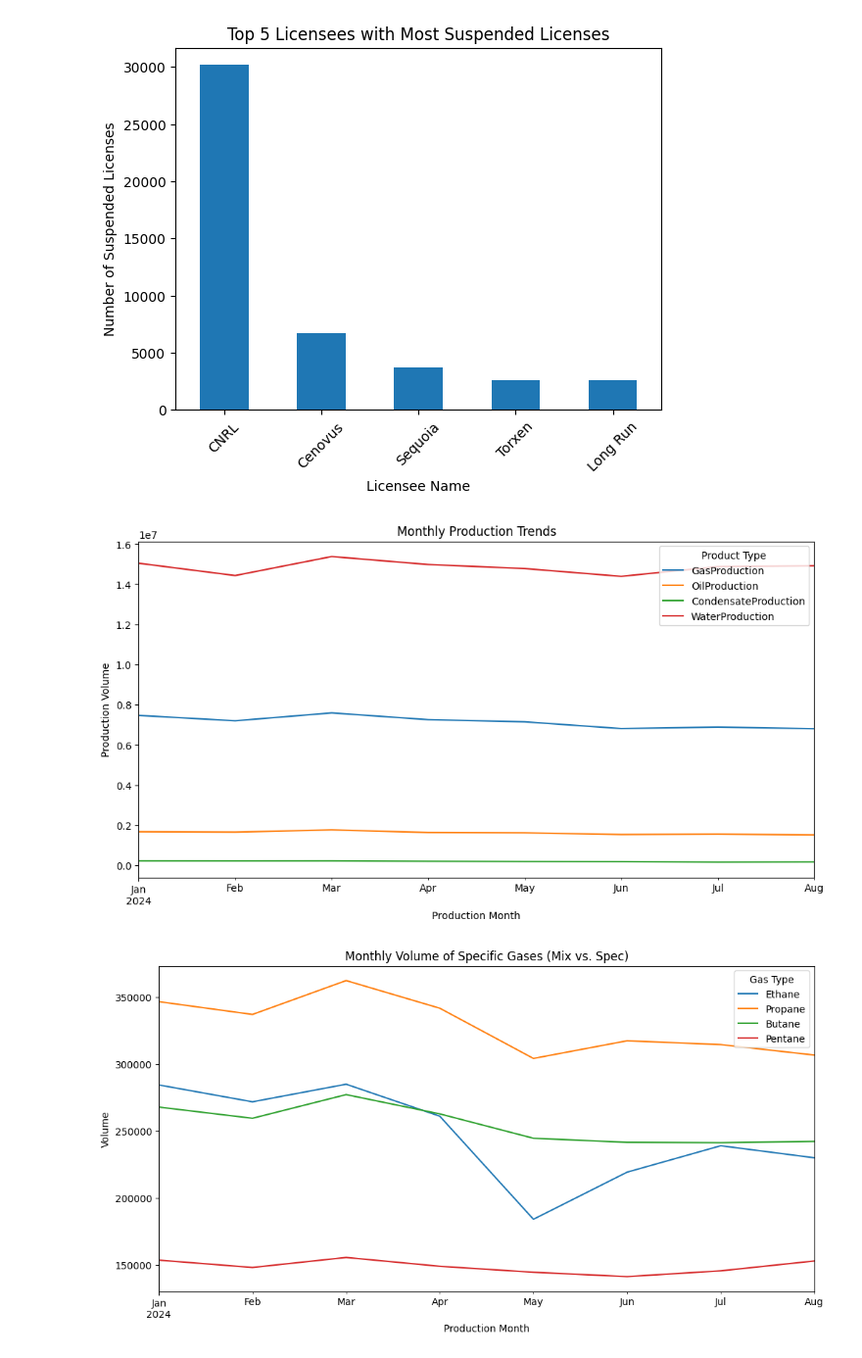
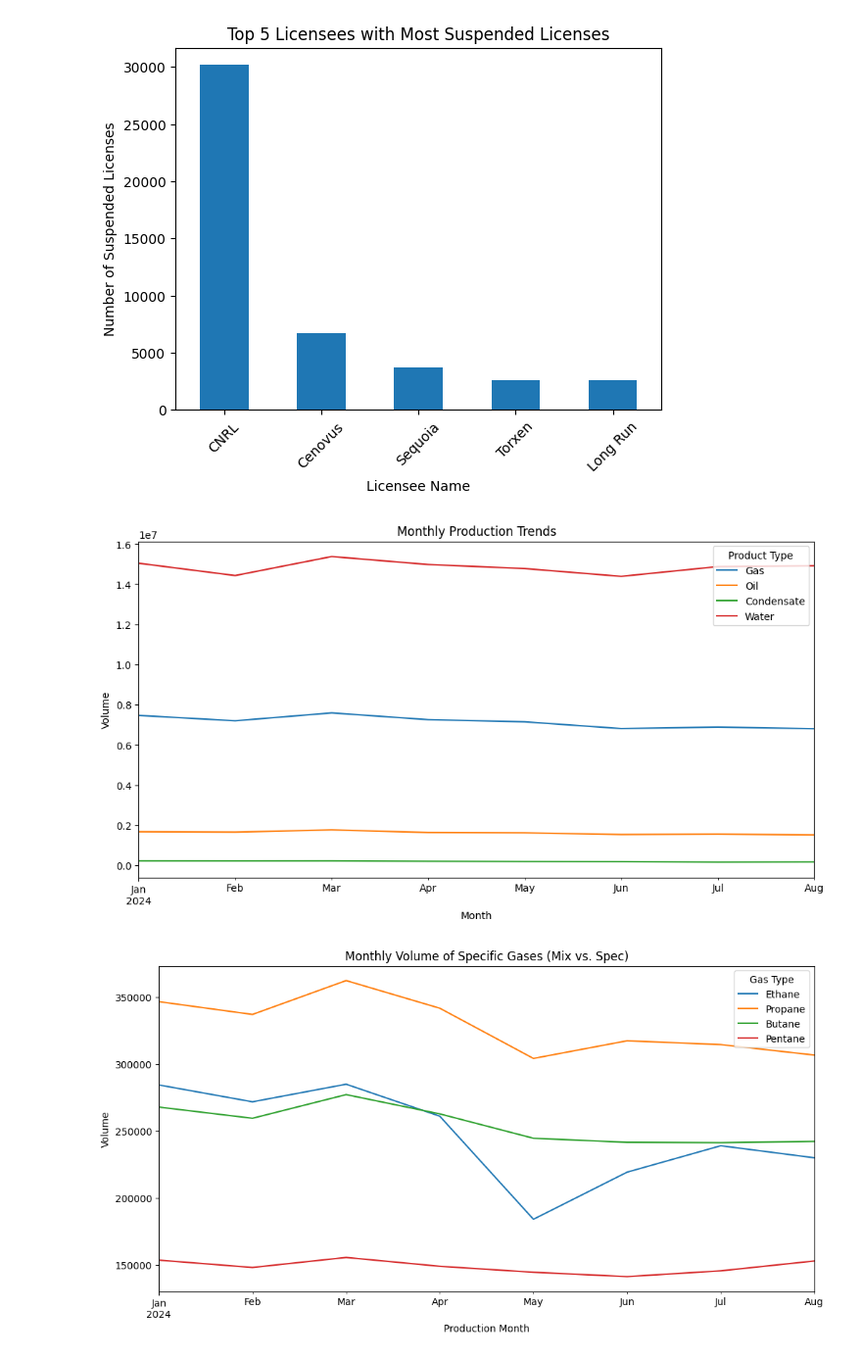
Before and after one commit to itadityaa/data-science, a Jupyter notebook: DA/oil_data_exploration/trials.ipynb, the cells around one changed output. Shown: that part at 98% size. Drawn from its saved outputs; the diff is of its cells as text; code cells hidden in the pictures.

Commit message:
Update visuals in the EDA notebook

```diff
--- a/DA/oil_data_exploration/trials.ipynb
+++ b/DA/oil_data_exploration/trials.ipynb
@@ -28,15 +28,6 @@ for month in range(1, months):
         globals()[df_name] = pd.read_csv(os.getenv('NGL_DATA').replace('XX', f'0{month}'), low_memory=False)
         df_name = f'{base_vol_data_name}{month}'
         globals()[df_name] = pd.read_csv(os.getenv('VOL_DATA').replace('XX', f'0{month}'), low_memory=False)
-# %%
-ngl_1['Month'] = 'January'
-ngl_2['Month'] = 'February'
-ngl_3['Month'] = 'March'
-ngl_4['Month'] = 'April'
-ngl_5['Month'] = 'May'
-ngl_6['Month'] = 'June'
-ngl_7['Month'] = 'July'
-ngl_8['Month'] = 'August'
 # %%
 merged_ngl_df = pd.concat([ngl_1, ngl_2, ngl_3, ngl_4, ngl_5, ngl_6, ngl_7, ngl_8], ignore_index=True)
 # %%
@@ -302,15 +319,15 @@ plt.show()
 # %%
 merged_ngl_df['ProductionMonth'] = pd.to_datetime(merged_ngl_df['ProductionMonth'])
 monthly_trends = merged_ngl_df.groupby('ProductionMonth')[['GasProduction', 'OilProduction', 'CondensateProduction', 'WaterProduction']].sum()
 
 monthly_trends.plot(figsize=(12, 6))
 plt.title("Monthly Production Trends")
-plt.xlabel("Production Month")
-plt.ylabel("Production Volume")
-plt.legend(title="Product Type")
+plt.xlabel("Month")
+plt.ylabel("Volume")
+plt.legend(['Gas', 'Oil', 'Condensate', 'Water'], title="Product Type")
 plt.show()
 # %% [output]
-[figure, old version]
+[figure, new version]
 # %%
 specific_gases = merged_ngl_df.groupby('ProductionMonth')[['EthaneMixVolume',
                                                 'PropaneMixVolume',
```
Also changed, not shown: parts of 9 cells of this notebook.
